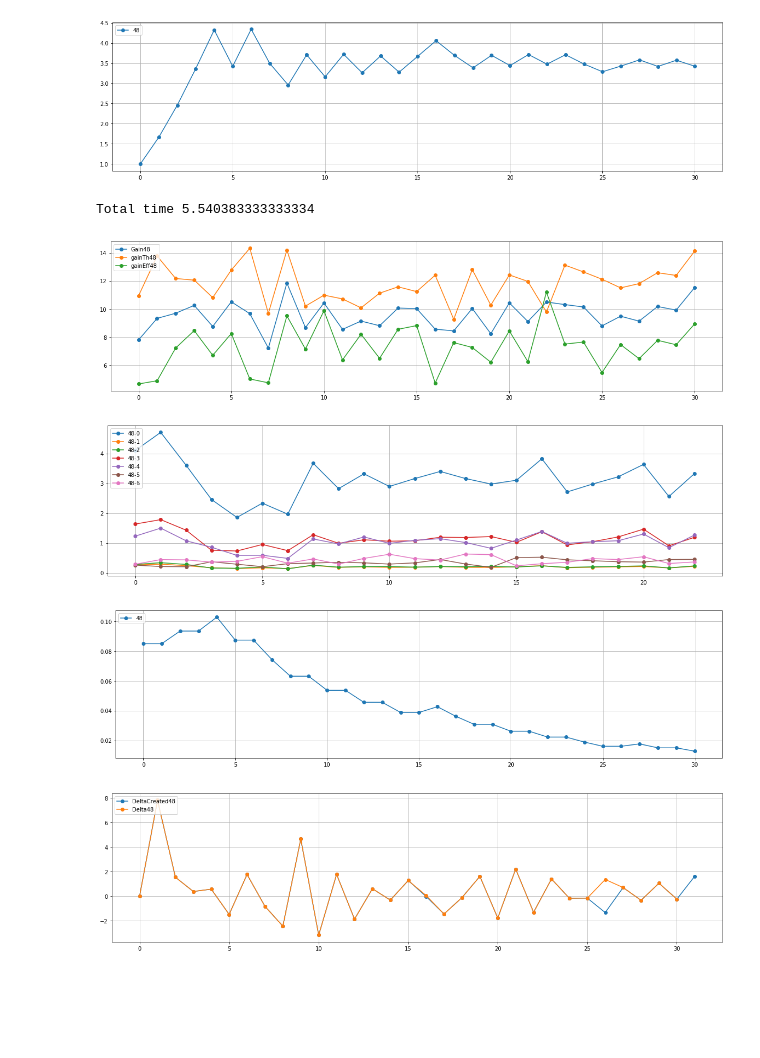
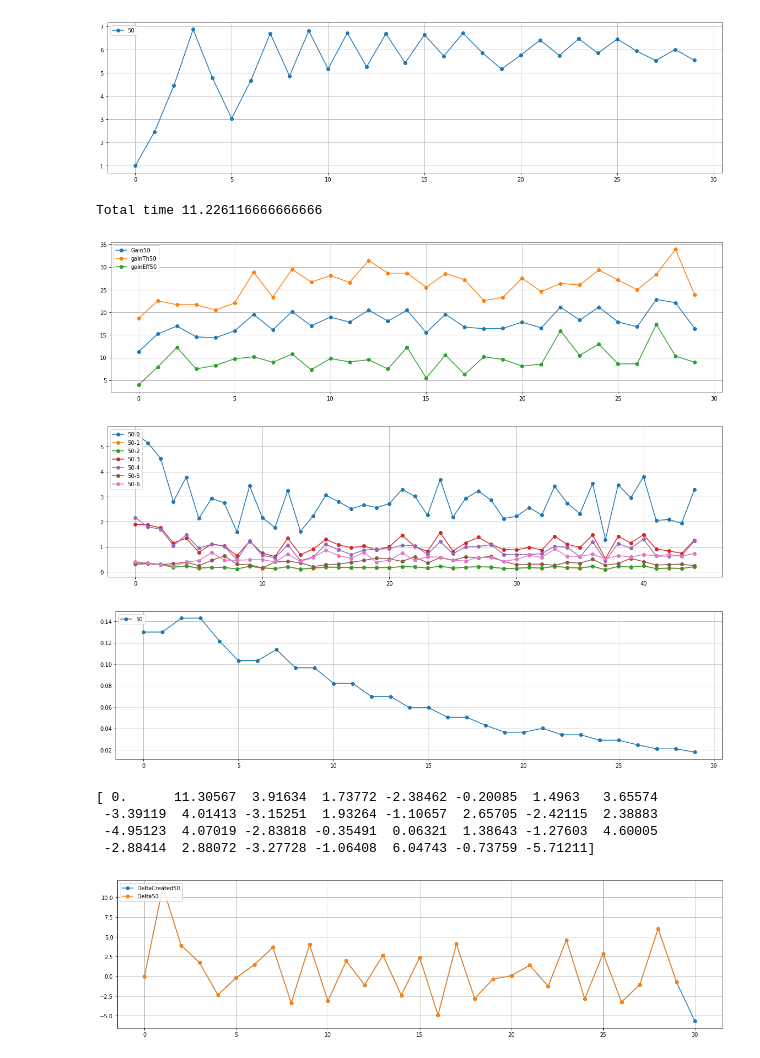
Before and after one commit to AndreeaStefan/SmartuistWrapper, a Jupyter notebook: evaluation/PlotResults.ipynb, the cells around one changed output. Saved outputs shown, nothing was run; the diff lists cells and outputs as text; code cells hidden in the pictures; blank space fills up the shorter version.

Commit message:
PLAYER 50; ultimate sacrifice

```diff
--- a/evaluation/PlotResults.ipynb
+++ b/evaluation/PlotResults.ipynb
@@ -95,7 +95,7 @@ plt.show()
 # player 8 = change effort
 # player 9 = same as 8
 
-players = [48]
+players = [50]
 results = []
 gradientStats = []
 path ="C:\\Users\\huber\\OneDrive\\Dokumenty\\thesis-hubert\\unity\\SmartuistWrapper\\tapResult.csv"
@@ -235,39 +235,44 @@ for p in players:
     tmp = gradientStats[p]
     gain = [0]
     prevGain = [0]
     for words in tmp:
         gain.append(float(words[5]))
         prevGain.append(float(words[4]))
 
 
     delta = np.array(gain) - np.array(prevGain)
     x = list(range(0, len(delta)))
     plt.plot(x, delta, 'o-', label="DeltaCreated"+str(p))
 plt.legend(loc='upper left')
 plt.grid(True)
 
+print(delta)
 
 # delta
 for p in players:
     tmp = results[p]
     delta = []
     for words in tmp:
         delta.append(float(words[30]))
 
 #     smallDeltas = delta.toList()
     delta =  [x for i, x in enumerate(delta) if i == delta.index(x)]
     x = list(range(0, len(delta)))
     plt.plot(x, delta, 'o-', label="Delta"+str(p))
 plt.legend(loc='upper left')
 plt.grid(True)
 plt.show()
 # %% [output]
-[figure, old version]
+[figure, new version]
-Total time 5.540383333333334
+Total time 11.226116666666666
-[figure, old version]
+[figure, new version]
-[figure, old version]
+[figure, new version]
-[figure, old version]
+[figure, new version]
+[ 0.      11.30567  3.91634  1.73772 -2.38462 -0.20085  1.4963   3.65574
+ -3.39119  4.01413 -3.15251  1.93264 -1.10657  2.65705 -2.42115  2.38883
+ -4.95123  4.07019 -2.83818 -0.35491  0.06321  1.38643 -1.27603  4.60005
+ -2.88414  2.88072 -3.27728 -1.06408  6.04743 -0.73759 -5.71211]
-[figure, old version]
+[figure, new version]
 # %%
 # plt.plot(x, uniqueGain, 'go-')
 # plt.grid(True)
```
Also changed, not shown: 5 other files.
